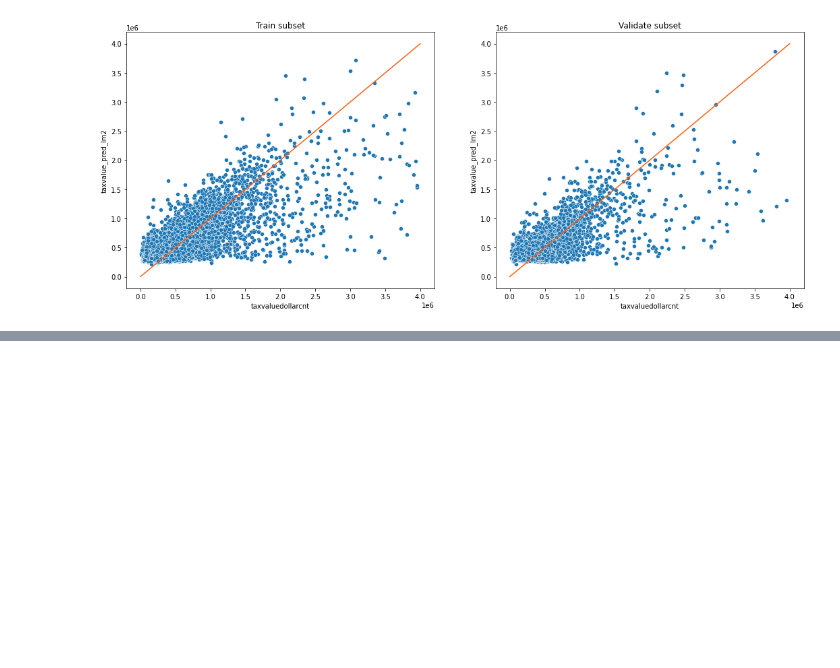
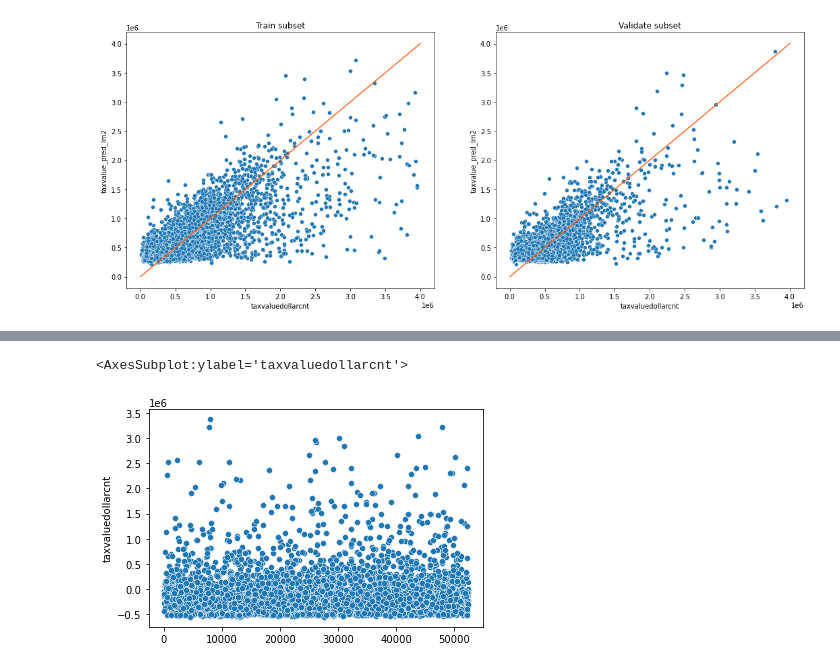
Before and after one commit to AndrewRachuig/zillow_regression_project, a Jupyter notebook: working-notebook.ipynb, the cells around one changed output, grey strips where cells are left out. Saved outputs shown, nothing was run; the diff lists cells and outputs as text; code cells hidden in the pictures; blank space fills up the shorter version.

```diff
--- a/working-notebook.ipynb
+++ b/working-notebook.ipynb
@@ -1903,0 +1753,5 @@ plt.show()
+# %%
+sns.scatterplot(data = y_validate_orange, x = y_validate_orange.index, y = y_validate_orange.taxvaluedollarcnt- y_validate_orange.taxvaluedollarcnt.mean())
+# %% [output]
+<AxesSubplot:ylabel='taxvaluedollarcnt'>
+[figure, added]
```
Also changed, not shown: parts of 33 cells of this notebook.
